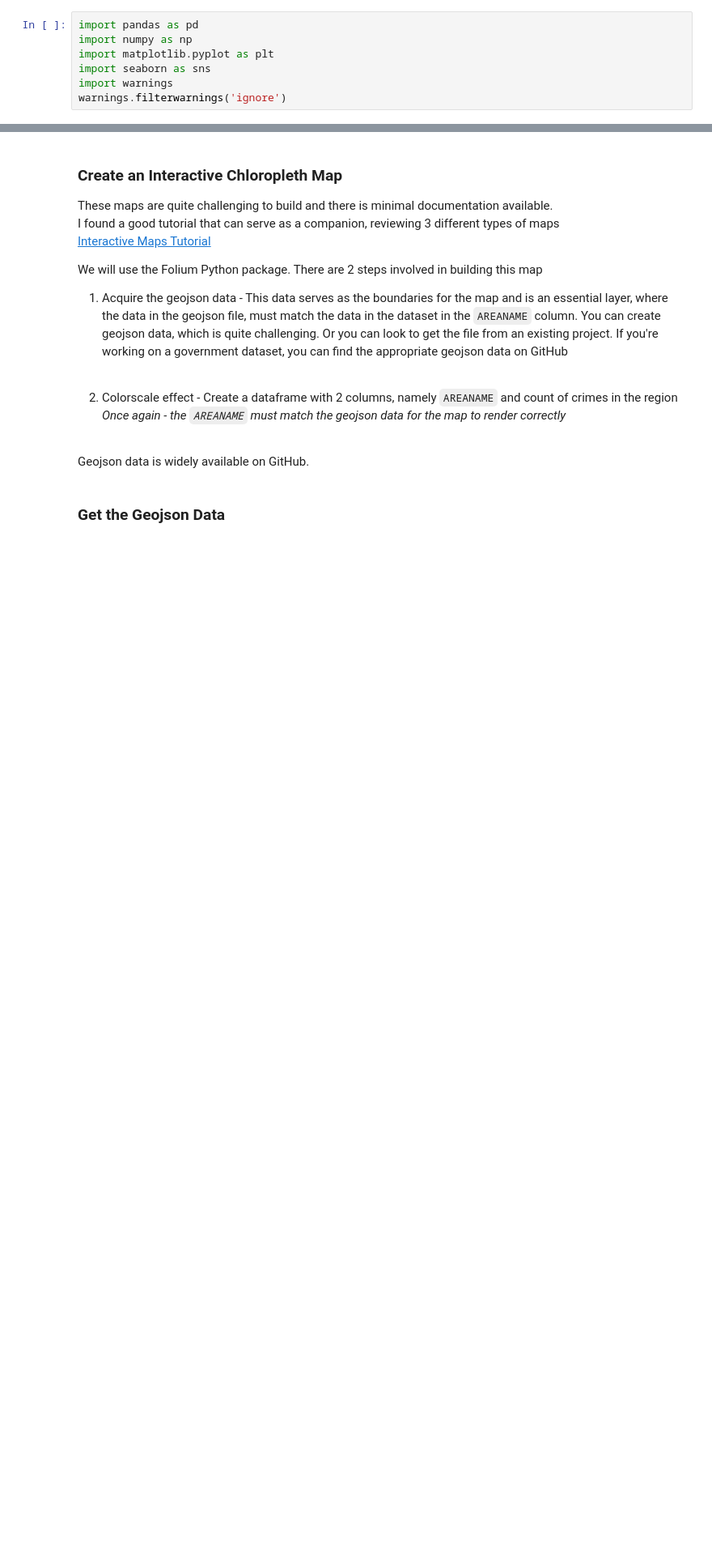
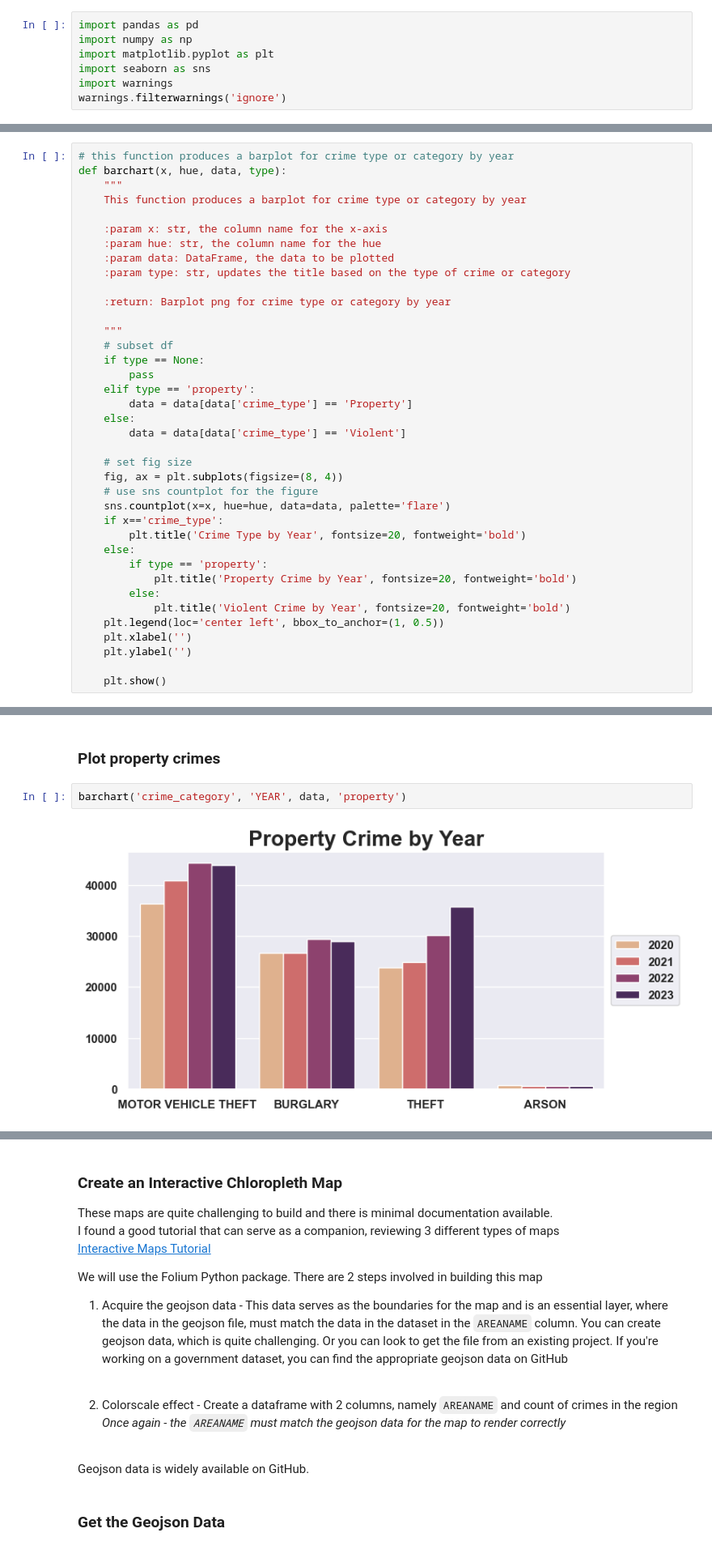
Before and after one commit to DanHerman212/los_angeles_crime, a Jupyter notebook: notebooks/3_analysis_and_visualization.ipynb, the cells around one changed output, grey strips where cells are left out. Shown at 81% size. Drawn from its saved outputs; the diff is of its cells as text; blank space fills up the shorter version.

```diff
--- a/notebooks/3_analysis_and_visualization.ipynb
+++ b/notebooks/3_analysis_and_visualization.ipynb
@@ -364,0 +47,38 @@ Text(0, 0.5, 'Daily Crimes Reported')
+# %%
+# this function produces a barplot for crime type or category by year
+def barchart(x, hue, data, type):
+    """
+    This function produces a barplot for crime type or category by year
+
+    :param x: str, the column name for the x-axis
+    :param hue: str, the column name for the hue
+    :param data: DataFrame, the data to be plotted
+    :param type: str, updates the title based on the type of crime or category
+
+    :return: Barplot png for crime type or category by year
+
+    """
+    # subset df
+    if type == None:
+        pass
+    elif type == 'property':
+        data = data[data['crime_type'] == 'Property']
+    else:
+        data = data[data['crime_type'] == 'Violent']
+
+    # set fig size
+    fig, ax = plt.subplots(figsize=(8, 4))
+    # use sns countplot for the figure
+    sns.countplot(x=x, hue=hue, data=data, palette='flare')
+    if x=='crime_type':
+        plt.title('Crime Type by Year', fontsize=20, fontweight='bold')
+    else:
+        if type == 'property':
+            plt.title('Property Crime by Year', fontsize=20, fontweight='bold')
+        else:
+            plt.title('Violent Crime by Year', fontsize=20, fontweight='bold')
+    plt.legend(loc='center left', bbox_to_anchor=(1, 0.5))
+    plt.xlabel('')
+    plt.ylabel('')
+
+    plt.show()
@@ -364,0 +97,6 @@ Text(0, 0.5, 'Daily Crimes Reported')
+# %% [markdown]
+### Plot property crimes
+# %%
+barchart('crime_category', 'YEAR', data, 'property')
+# %% [output]
+[figure, added]
```
Also changed, not shown: parts of 48 cells of this notebook, 2 other files.
